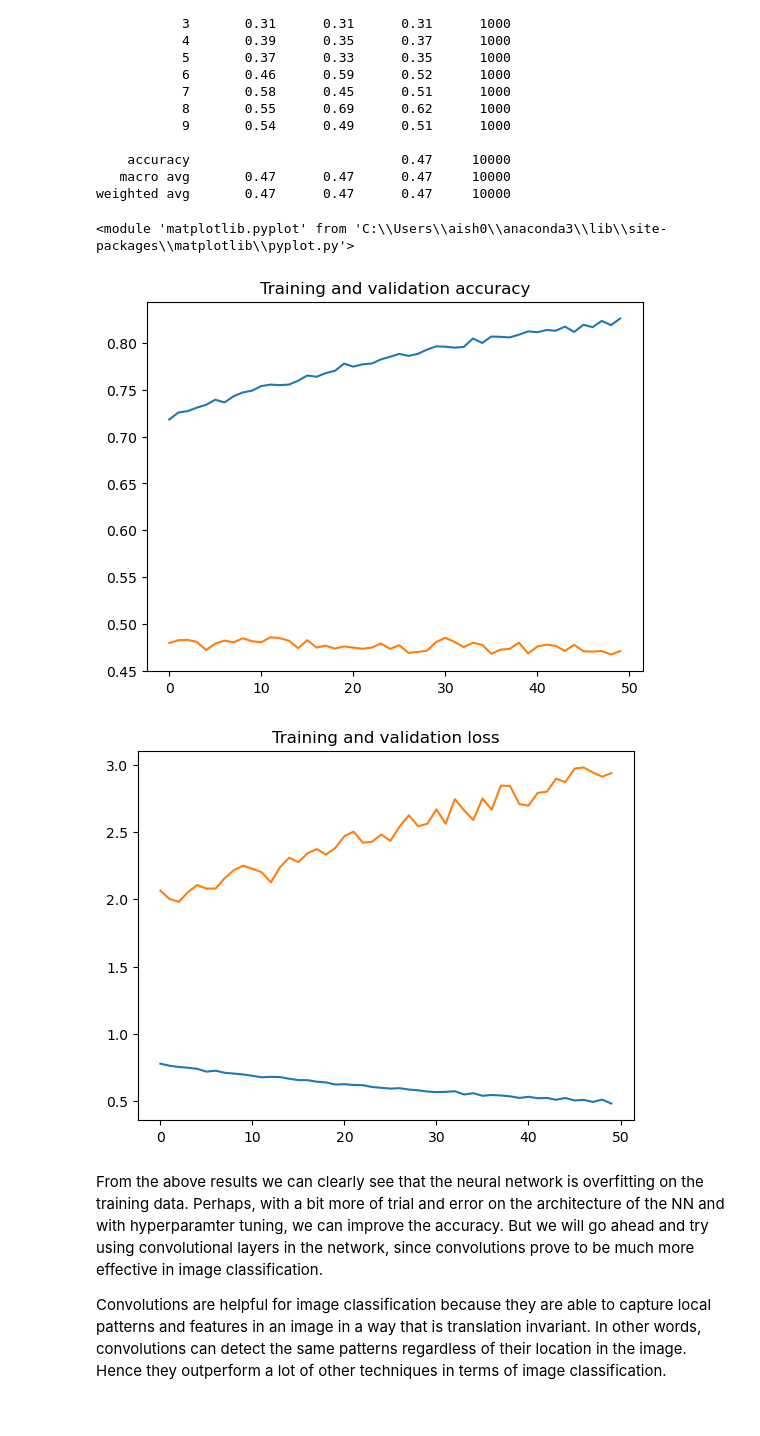
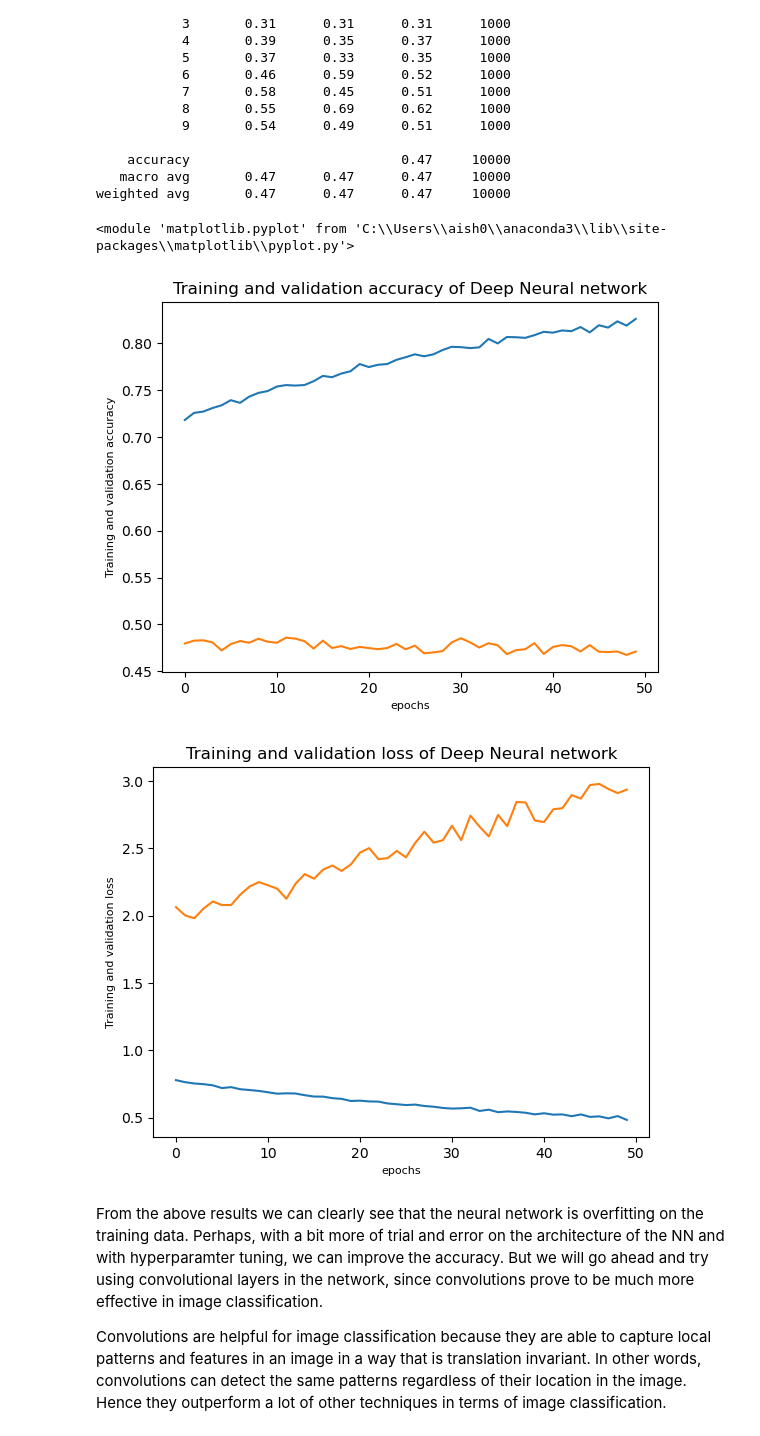
Before and after one commit to aishwarya-kumar/CIFAR-10-Classification, a Jupyter notebook: DS5220 - Final Project .ipynb, the cells around one changed output. Saved outputs shown, nothing was run; the diff lists cells and outputs as text; code cells hidden in the pictures.

```diff
--- a/DS5220 - Final Project .ipynb
+++ b/DS5220 - Final Project .ipynb
@@ -416,30 +416,30 @@ weighted avg       0.47      0.47      0.47     10000
 # %%
 acc      = history.history['accuracy']
 val_acc  = history.history['val_accuracy']
 loss     = history.history['loss']
 val_loss = history.history['val_loss']
 
 epochs   = range(len(acc)) # Get number of epochs
 
 # Plot training and validation accuracy per epoch
 plt.plot  ( epochs,     acc )
 plt.plot  ( epochs, val_acc )
 plt.title ('Training and validation accuracy of Deep Neural network')
-plt.xlabel('epochs', fontsize=20)
-plt.ylabel('Training and validation accuracy', fontsize=20)
+plt.xlabel('epochs', fontsize=8)
+plt.ylabel('Training and validation accuracy', fontsize=8)
 plt.figure()
 
 # Plot training and validation loss per epoch
 plt.plot  ( epochs,     loss )
 plt.plot  ( epochs, val_loss )
 plt.title ('Training and validation loss of Deep Neural network')
-plt.xlabel('epochs', fontsize=20)
-plt.ylabel('Training and validation loss', fontsize=20)
+plt.xlabel('epochs', fontsize=8)
+plt.ylabel('Training and validation loss', fontsize=8)
 plt
 # %% [output]
 <module 'matplotlib.pyplot' from 'C:\\Users\\aish0\\anaconda3\\lib\\site-packages\\matplotlib\\pyplot.py'>
-[figure, old version]
+[figure, new version]
-[figure, old version]
+[figure, new version]
 # %% [markdown]
 From the above results we can clearly see that the neural network is overfitting on the training data. Perhaps, with a bit more of trial and error on the architecture of the NN and with hyperparamter tuning, we can improve the accuracy. But we will go ahead and try using convolutional layers in the network, since convolutions prove to be much more effective in image classification.
 
```
